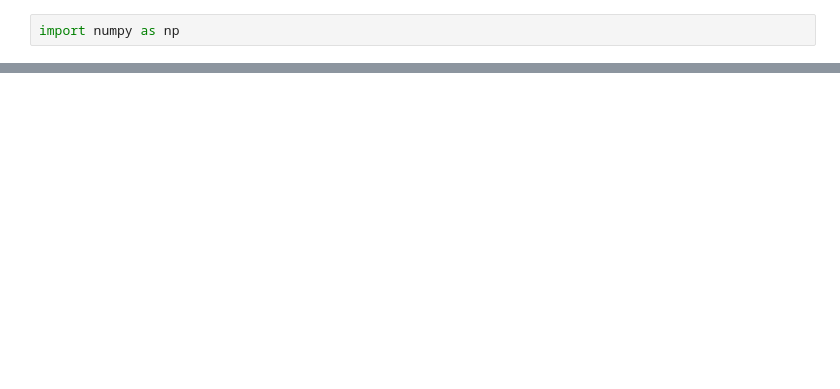
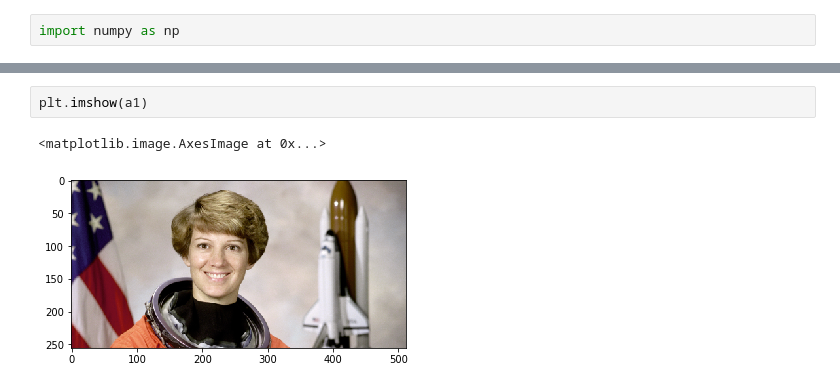
Before and after one commit to ENATYAV/LB_DS_WKND_OCT_11, a Jupyter notebook: numpy/Untitled.ipynb, the cells around one changed output, grey strips where cells are left out. Saved outputs shown, nothing was run; the diff lists cells and outputs as text; blank space fills up the shorter version.

```diff
--- a/numpy/Untitled.ipynb
+++ b/numpy/Untitled.ipynb
@@ -187,0 +51,5 @@ print(arr14)
+# %%
+plt.imshow(a1)
+# %% [output]
+<matplotlib.image.AxesImage at 0x...>
+[figure, added]
```
Also changed, not shown: parts of 101 cells of this notebook, 15 other files.
